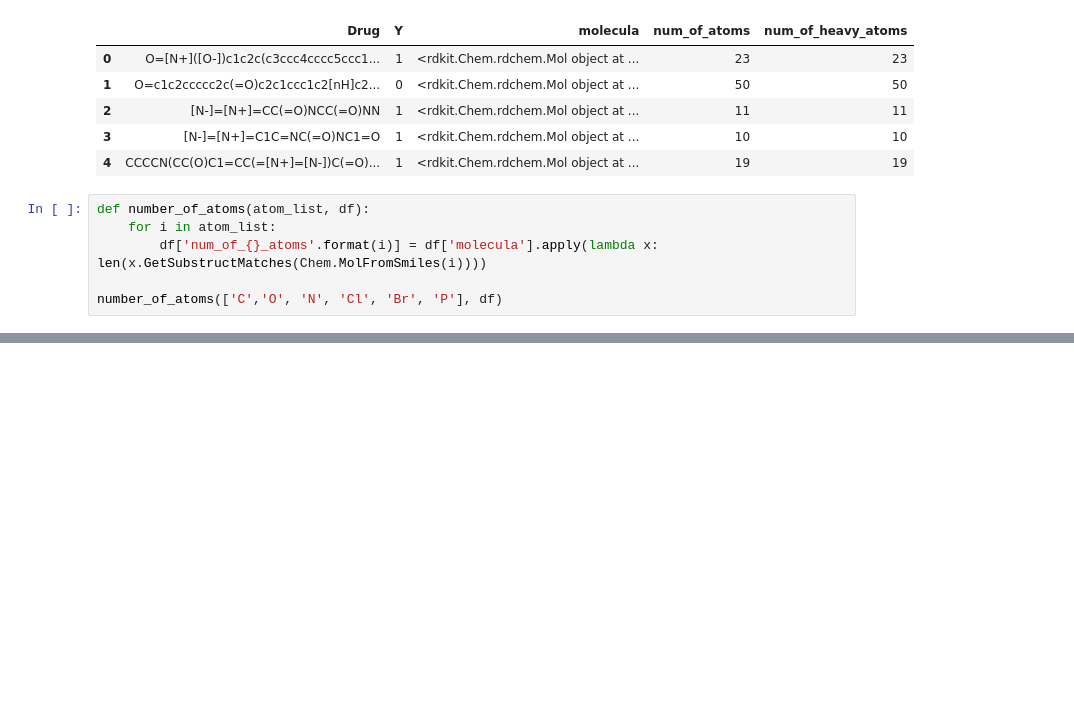
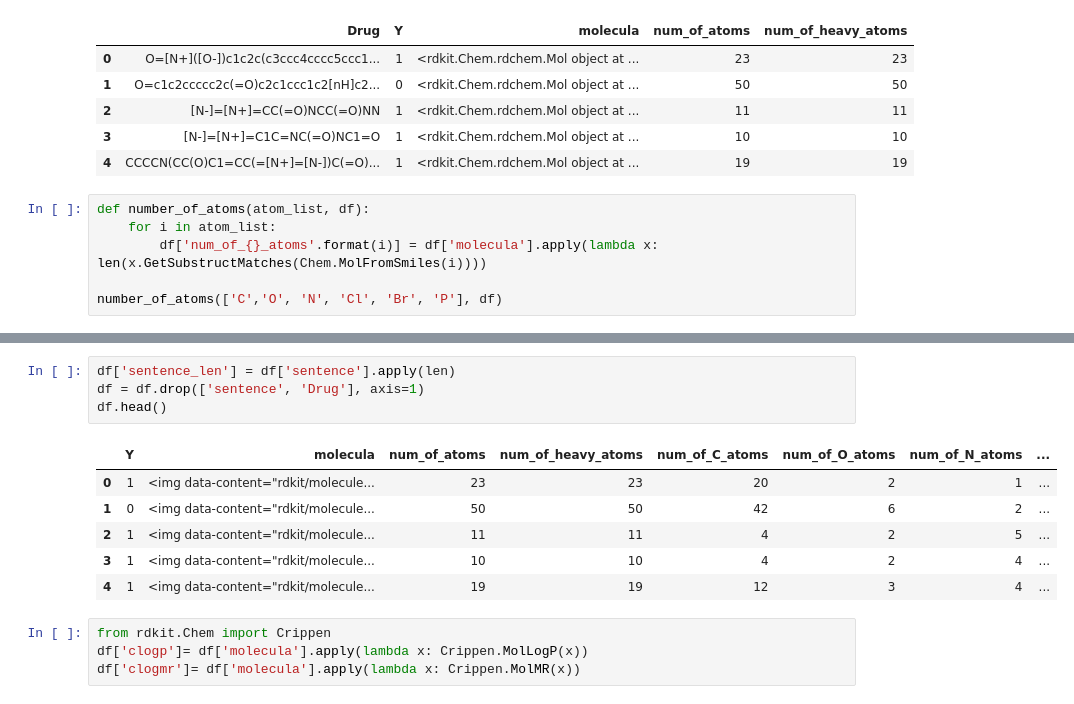
Before and after one commit to Mcotea/farm_hack, a Jupyter notebook: ames_test.ipynb, the cells around one changed output, grey strips where cells are left out. Saved outputs shown, nothing was run; the diff lists cells and outputs as text; blank space fills up the shorter version.

```diff
--- a/ames_test.ipynb
+++ b/ames_test.ipynb
@@ -111,0 +132,15 @@ sns.heatmap(corr, vmax=1, vmin=-1,
+# %%
+df['sentence_len'] = df['sentence'].apply(len)
+df = df.drop(['sentence', 'Drug'], axis=1)
+df.head()
+# %% [output]
+|  | Y | molecula | num_of_atoms | num_of_heavy_atoms | num_of_C_atoms | num_of_O_atoms | num_of_N_atoms | ... |
+| 0 | 1 | <img data-content="rdkit/molecule... | 23 | 23 | 20 | 2 | 1 | ... |
+| 1 | 0 | <img data-content="rdkit/molecule... | 50 | 50 | 42 | 6 | 2 | ... |
+| 2 | 1 | <img data-content="rdkit/molecule... | 11 | 11 | 4 | 2 | 5 | ... |
+| 3 | 1 | <img data-content="rdkit/molecule... | 10 | 10 | 4 | 2 | 4 | ... |
+| 4 | 1 | <img data-content="rdkit/molecule... | 19 | 19 | 12 | 3 | 4 | ... |
+# %%
+from rdkit.Chem import Crippen
+df['clogp']= df['molecula'].apply(lambda x: Crippen.MolLogP(x))
+df['clogmr']= df['molecula'].apply(lambda x: Crippen.MolMR(x))
```
Also changed, not shown: parts of 8 cells of this notebook.
